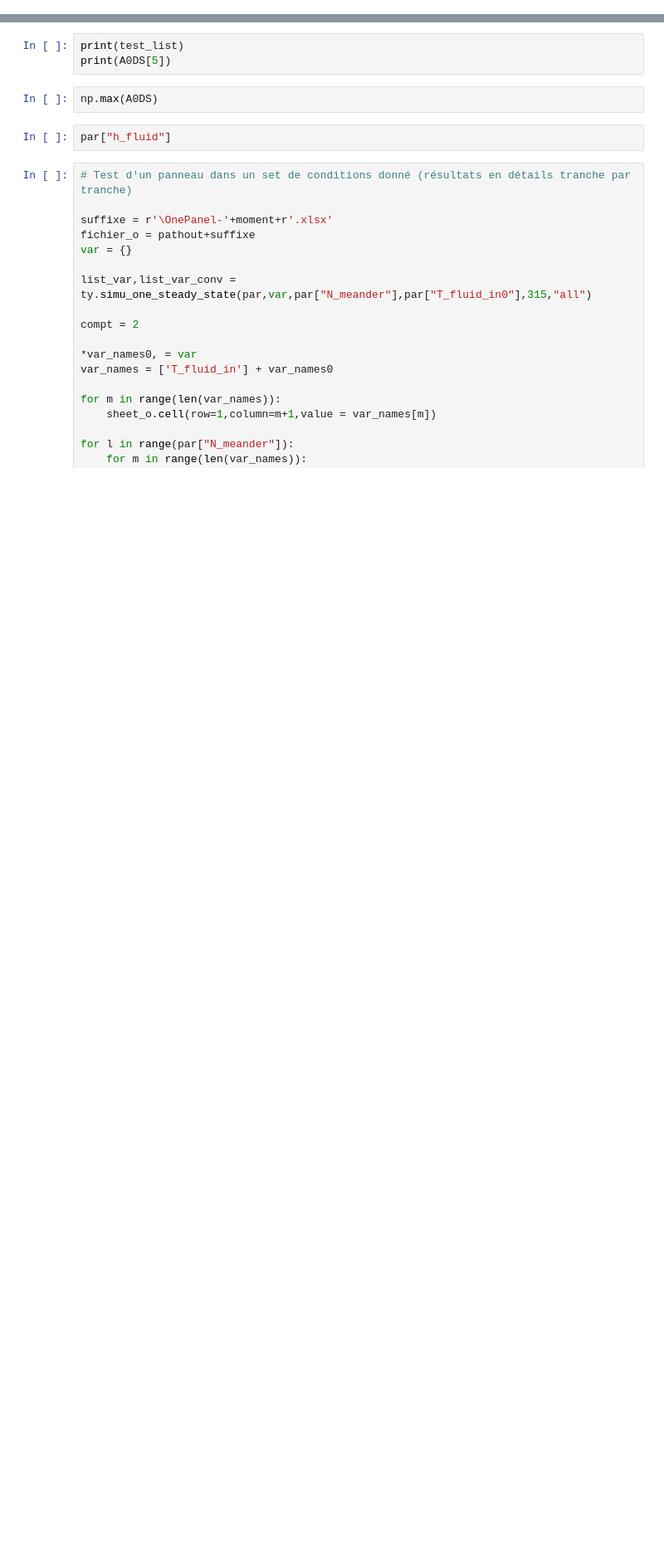
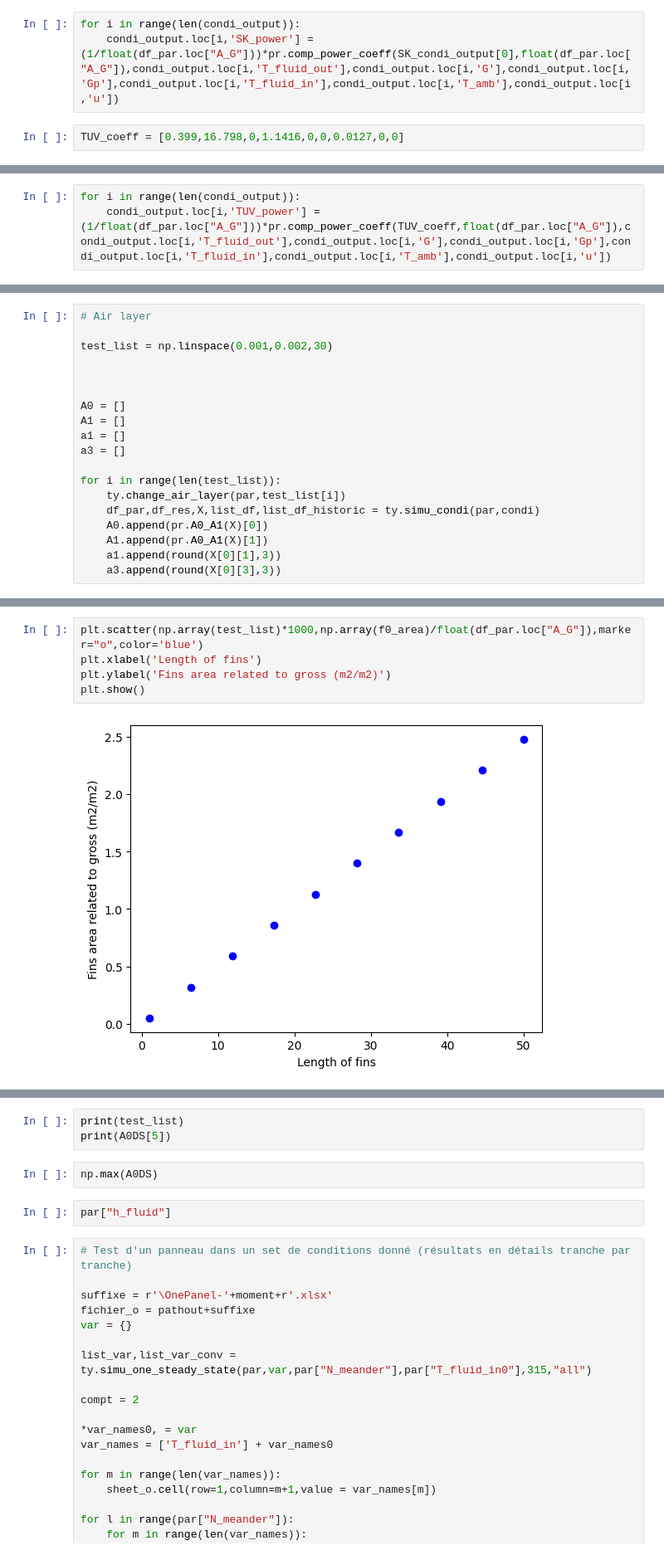
Before and after one commit to valentindelachaux/PVT, a Jupyter notebook: main.ipynb, the cells around one changed output, grey strips where cells are left out. Shown at 83% size. Saved outputs shown, nothing was run; the diff lists cells and outputs as text; blank space fills up the shorter version.

```diff
--- a/main.ipynb
+++ b/main.ipynb
@@ -235,0 +182,5 @@ plt.show()
+# %%
+for i in range(len(condi_output)):
+    condi_output.loc[i,'SK_power'] = (1/float(df_par.loc["A_G"]))*pr.comp_power_coeff(SK_condi_output[0],float(df_par.loc["A_G"]),condi_output.loc[i,'T_fluid_out'],condi_output.loc[i,'G'],condi_output.loc[i,'Gp'],condi_output.loc[i,'T_fluid_in'],condi_output.loc[i,'T_amb'],condi_output.loc[i,'u'])
+# %%
+TUV_coeff = [0.399,16.798,0,1.1416,0,0,0.0127,0,0]
@@ -235,0 +208,3 @@ plt.show()
+# %%
+for i in range(len(condi_output)):
+    condi_output.loc[i,'TUV_power'] = (1/float(df_par.loc["A_G"]))*pr.comp_power_coeff(TUV_coeff,float(df_par.loc["A_G"]),condi_output.loc[i,'T_fluid_out'],condi_output.loc[i,'G'],condi_output.loc[i,'Gp'],condi_output.loc[i,'T_fluid_in'],condi_output.loc[i,'T_amb'],condi_output.loc[i,'u'])
@@ -235,0 +491,19 @@ plt.show()
+# %%
+# Air layer
+
+test_list = np.linspace(0.001,0.002,30)
+
+
+
+A0 = []
+A1 = []
+a1 = []
+a3 = []
+
+for i in range(len(test_list)):
+    ty.change_air_layer(par,test_list[i])
+    df_par,df_res,X,list_df,list_df_historic = ty.simu_condi(par,condi)
+    A0.append(pr.A0_A1(X)[0])
+    A1.append(pr.A0_A1(X)[1])
+    a1.append(round(X[0][1],3))
+    a3.append(round(X[0][3],3))
@@ -235,0 +513,7 @@ plt.show()
+# %%
+plt.scatter(np.array(test_list)*1000,np.array(f0_area)/float(df_par.loc["A_G"]),marker="o",color='blue')
+plt.xlabel('Length of fins')
+plt.ylabel('Fins area related to gross (m2/m2)')
+plt.show()
+# %% [output]
+[figure, added]
```
Also changed, not shown: parts of 88 cells of this notebook, 20 other files.
